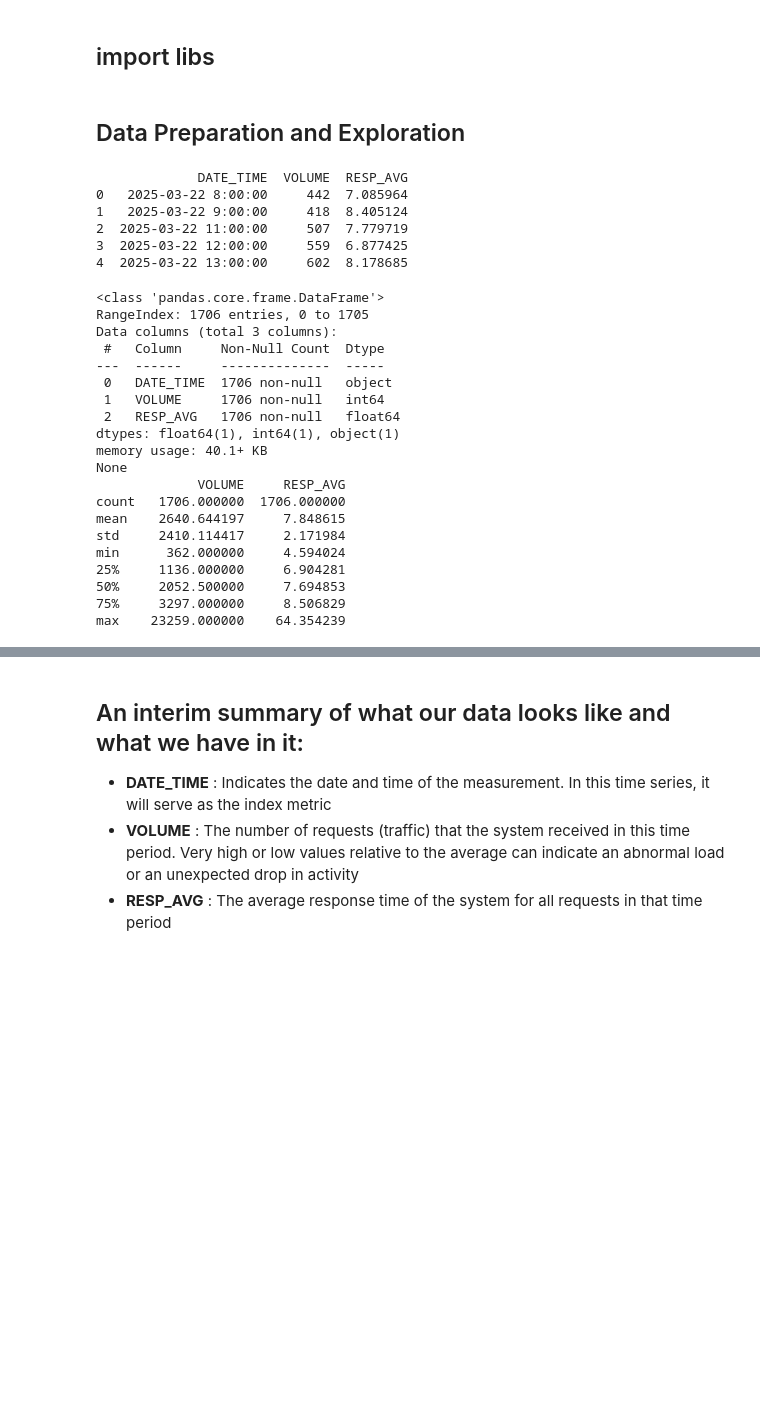
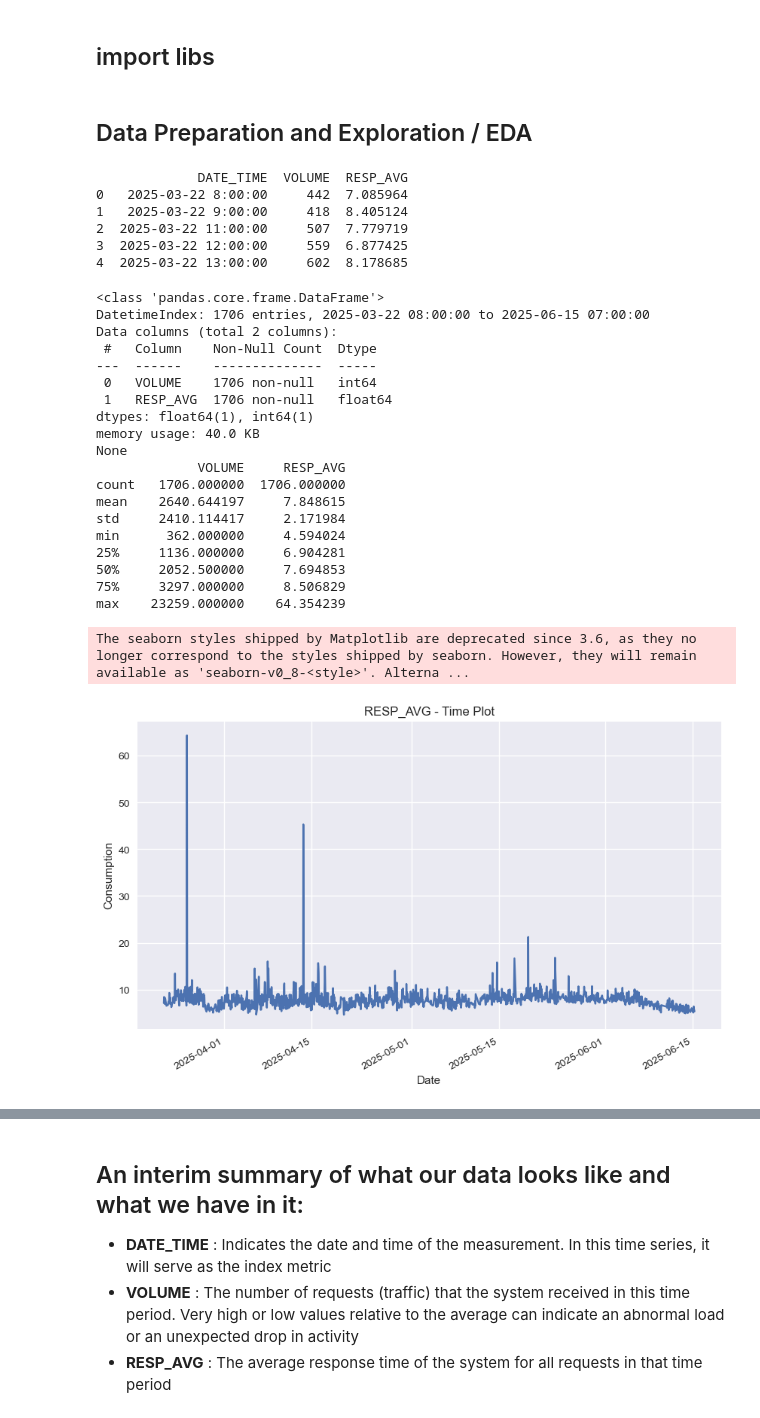
Before and after one commit to jonatanBuga/tavily-data-analysis, a Jupyter notebook: part A/time_series_analysis.ipynb, the cells around one changed output, grey strips where cells are left out. Drawn from its saved outputs; the diff is of its cells as text; code cells hidden in the pictures; blank space fills up the shorter version.

Commit message:
insights of seasonal plot resp_avg

```diff
--- a/part A/time_series_analysis.ipynb
+++ b/part A/time_series_analysis.ipynb
@@ -9,7 +9,7 @@ import seaborn as sns
 from matplotlib.dates import DateFormatter
 import plotly.express as px
 # %% [markdown]
-## Data Preparation and Exploration
+## Data Preparation and Exploration / EDA
 # %%
 df = pd.read_csv('Tavily Data Analysis Home Test - Time Series.csv')
 print(df.head())
@@ -22,19 +22,20 @@ print(df.head())
 4  2025-03-22 13:00:00     602  8.178685
 # %%
 #Understanding the data
+df = df.set_index('DATE_TIME')
+df.index = pd.to_datetime(df.index)
 print(df.info())
 print(df.describe())
 # %% [output]
 <class 'pandas.core.frame.DataFrame'>
-RangeIndex: 1706 entries, 0 to 1705
-Data columns (total 3 columns):
- #   Column     Non-Null Count  Dtype
----  ------     --------------  -----
- 0   DATE_TIME  1706 non-null   object
- 1   VOLUME     1706 non-null   int64
- 2   RESP_AVG   1706 non-null   float64
-dtypes: float64(1), int64(1), object(1)
-memory usage: 40.1+ KB
+DatetimeIndex: 1706 entries, 2025-03-22 08:00:00 to 2025-06-15 07:00:00
+Data columns (total 2 columns):
+ #   Column    Non-Null Count  Dtype
+---  ------    --------------  -----
+ 0   VOLUME    1706 non-null   int64
+ 1   RESP_AVG  1706 non-null   float64
+dtypes: float64(1), int64(1)
+memory usage: 40.0 KB
 None
              VOLUME     RESP_AVG
 count   1706.000000  1706.000000
@@ -45,4 +46,16 @@ min      362.000000     4.594024
 50%     2052.500000     7.694853
 75%     3297.000000     8.506829
 max    23259.000000    64.354239
+# %%
+# Set pyplot style
+plt.style.use("seaborn")
+# Plot for RESP_AVG
+plt.figure(figsize=(10,6))
+df['RESP_AVG'].plot(title='RESP_AVG - Time Plot')
+plt.ylabel('Consumption')
+plt.xlabel('Date')
+plt.show()
+# %% [output]
+The seaborn styles shipped by Matplotlib are deprecated since 3.6, as they no longer correspond to the styles shipped by seaborn. However, they will remain available as 'seaborn-v0_8-<style>'. Alterna ...
+[figure, added]
 # %%
```
Also changed, not shown: parts of 12 cells of this notebook.
